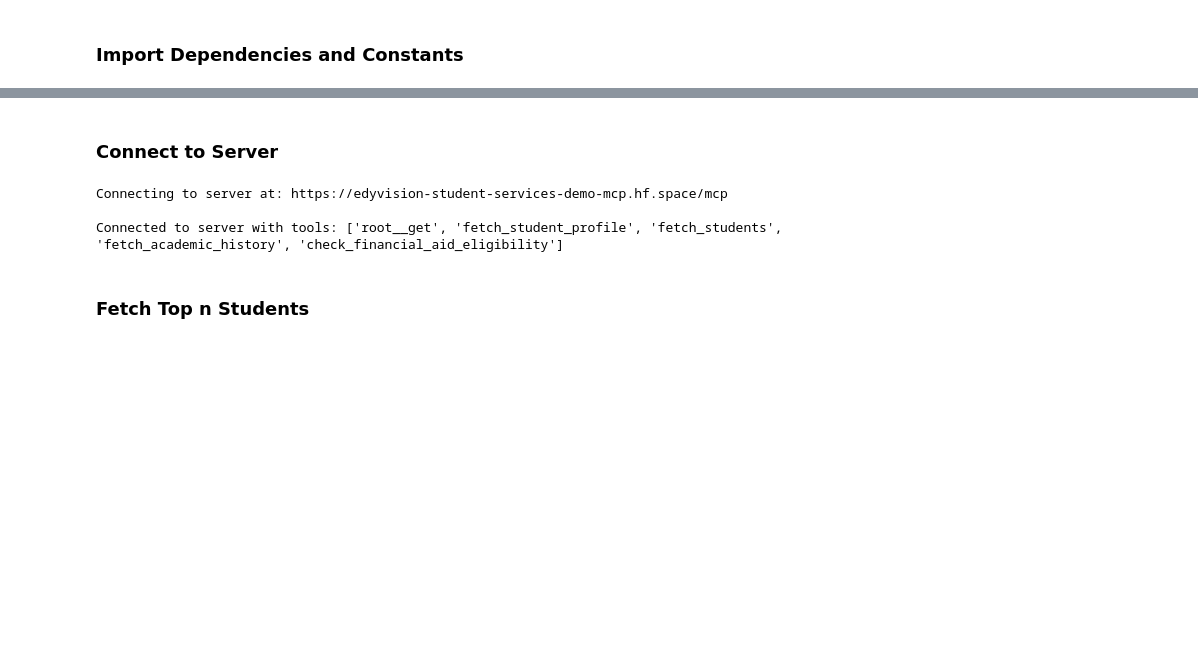
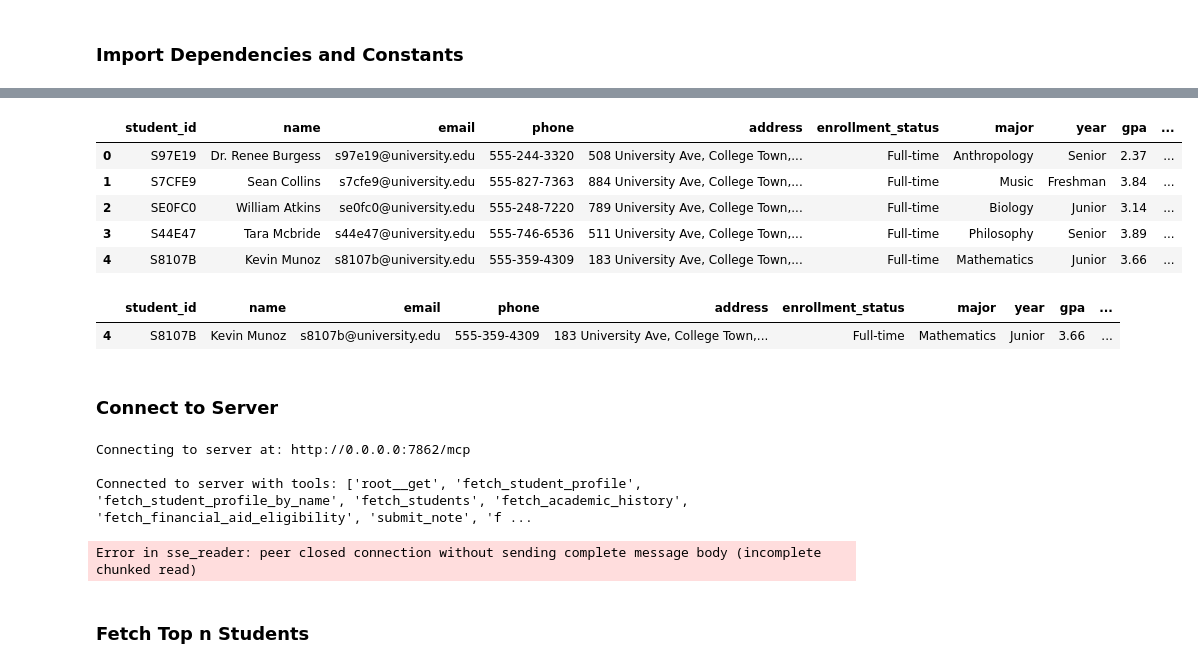
Before and after one commit to EdyVision/student-services-mcp, a Jupyter notebook: mcp_notebook_example.ipynb, the cells around one changed output, grey strips where cells are left out. Saved outputs shown, nothing was run; the diff lists cells and outputs as text; code cells hidden in the pictures; blank space fills up the shorter version.

Commit message:
Added new course planning and notes functionality (#6)
* Added new course planning and notes functionality

* Increased wait time for docker test

```diff
--- a/mcp_notebook_example.ipynb
+++ b/mcp_notebook_example.ipynb
@@ -25,16 +34,34 @@ Note: Due to the way HuggingFace spaces work, the private space will allow the f
+# %%
+student_records_df = pd.read_csv("dist/data/synthetic_population_data.csv")
+
+student_records_df.head()
+# %% [output]
+|  | student_id | name | email | phone | address | enrollment_status | major | year | gpa | ... |
+| 0 | S97E19 | Dr. Renee Burgess | s97e19@university.edu | 555-244-3320 | 508 University Ave, College Town,... | Full-time | Anthropology | Senior | 2.37 | ... |
+| 1 | S7CFE9 | Sean Collins | s7cfe9@university.edu | 555-827-7363 | 884 University Ave, College Town,... | Full-time | Music | Freshman | 3.84 | ... |
+| 2 | SE0FC0 | William Atkins | se0fc0@university.edu | 555-248-7220 | 789 University Ave, College Town,... | Full-time | Biology | Junior | 3.14 | ... |
+| 3 | S44E47 | Tara Mcbride | s44e47@university.edu | 555-746-6536 | 511 University Ave, College Town,... | Full-time | Philosophy | Senior | 3.89 | ... |
+| 4 | S8107B | Kevin Munoz | s8107b@university.edu | 555-359-4309 | 183 University Ave, College Town,... | Full-time | Mathematics | Junior | 3.66 | ... |
+# %%
+# preview single term data structure for a student
+student_records_df[student_records_df["student_id"] == "S8107B"]
+# %% [output]
+|  | student_id | name | email | phone | address | enrollment_status | major | year | gpa | ... |
+| 4 | S8107B | Kevin Munoz | s8107b@university.edu | 555-359-4309 | 183 University Ave, College Town,... | Full-time | Mathematics | Junior | 3.66 | ... |
 # %% [markdown]
 ### Connect to Server
 # %%
 # Setup the client
 client = StudentServicesMCPClient(
-    base_url=HF_SPACE_URL,
-    auth_token=settings.hf.HUGGINGFACE_TOKEN,
+    base_url=BASE_URL,
+    auth_token=None,
 )
 await client.connect_to_server()
 # %% [output]
-Connecting to server at: https://edyvision-student-services-demo-mcp.hf.space/mcp
+Connecting to server at: http://0.0.0.0:7862/mcp
 
-Connected to server with tools: ['root__get', 'fetch_student_profile', 'fetch_students', 'fetch_academic_history', 'check_financial_aid_eligibility']
+Connected to server with tools: ['root__get', 'fetch_student_profile', 'fetch_student_profile_by_name', 'fetch_students', 'fetch_academic_history', 'fetch_financial_aid_eligibility', 'submit_note', 'f ...
+Error in sse_reader: peer closed connection without sending complete message body (incomplete chunked read)
 # %% [markdown]
 ### Fetch Top n Students
 # %%
```
Also changed, not shown: parts of 11 cells of this notebook, 24 other files.
